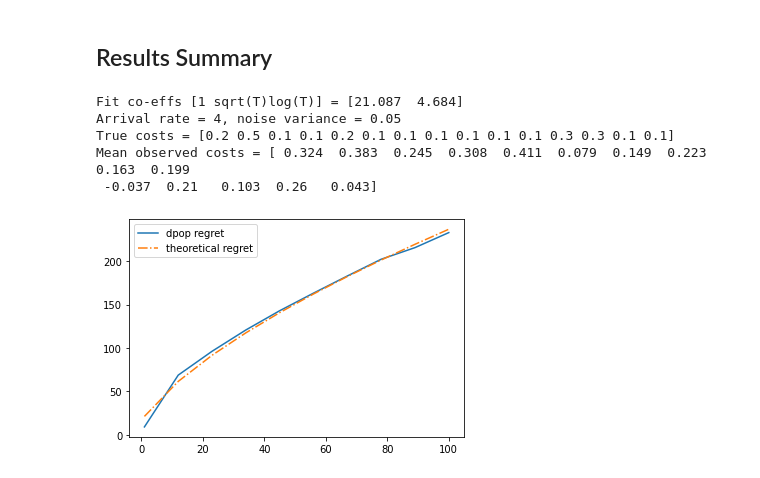
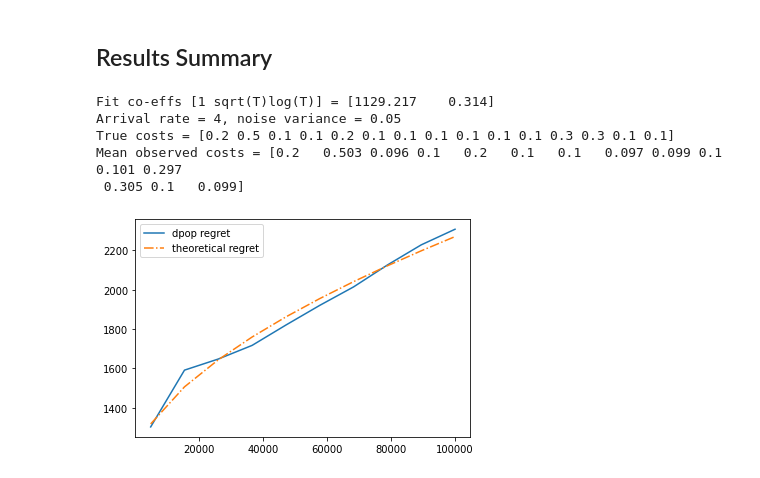
Before and after one commit to SathwikChadaga/Optimistic-DPP-Improved-Regret, a Jupyter notebook: regret/dpop_regret.ipynb, the cells around one changed output. Saved outputs shown, nothing was run; the diff lists cells and outputs as text; code cells hidden in the pictures.

Commit message:
added multiprocessing for regret sweep

```diff
--- a/regret/dpop_regret.ipynb
+++ b/regret/dpop_regret.ipynb
@@ -17,8 +18,8 @@ reload(pltutils);
 # %%
 # simulation lengths
 T_horizon = None # time horizon (to be set later)
-T_horizon_list = np.linspace(1,100,10, dtype=int)
-N_runs = 50 # number of simulations
+T_horizon_list = np.linspace(5000,100000,10, dtype=int)
+N_runs = 500 # number of simulations
 
 # noise and arrival rates
 def random_uniform(size = []):
@@ -89,28 +90,34 @@ dpop_costs = tran_cost_till_T_dpop + backlog_cost_at_T_dpop
 ## Results Summary
 # %%
 # save results
-save_result = np.vstack((T_horizon_list, dpop_costs, stat_costs))
-save_file = 'regret-lambda-' + str(arrival_rate).replace('.','_') + '-var-' + str(noise_variance).replace('.','_')
-# np.save('./results/' + save_file, save_result)
+save_directory = './results/'
+save_result = {'T_horizon_list': T_horizon_list,
+                'dpop_costs': dpop_costs,
+                'stat_costs':stat_costs,
+                'edge_cost_means': queueing_network.edge_cost_means[0,:],
+                'true_edge_costs': true_edge_costs}
+save_file = 'regret-lambda-' + str(arrival_rate).replace('.','_') + '-var-' + str(noise_variance).replace('.','_') + '.pkl'
+if(save_directory is not None):
+    with open(save_directory + '/' + save_file, 'wb') as f: pkl.dump(save_result, f)
 
 # get theoretical fit
 dpop_regret = dpop_costs - stat_costs
 theoretical_dpop_regret = pltutils.fit_regret_curve(T_horizon_list, dpop_regret)
 
 # print summary
 print('Arrival rate = ' + str(arrival_rate) + ', noise variance = ' + str(noise_variance))
 print('True costs = ' + str(true_edge_costs))
 print('Mean observed costs = ' + np.array2string(queueing_network.edge_cost_means[0,:], precision=3, suppress_small=True))
 
 # plot regret
 plt.plot(T_horizon_list, dpop_costs - stat_costs, label = 'dpop regret')
 plt.plot(T_horizon_list, theoretical_dpop_regret, '-.', label = 'theoretical regret')
 plt.legend()
 plt.show()
 # %% [output]
-Fit co-effs [1 sqrt(T)log(T)] = [21.087  4.684]
+Fit co-effs [1 sqrt(T)log(T)] = [1129.217    0.314]
 Arrival rate = 4, noise variance = 0.05
 True costs = [0.2 0.5 0.1 0.1 0.2 0.1 0.1 0.1 0.1 0.1 0.1 0.3 0.3 0.1 0.1]
-Mean observed costs = [ 0.324  0.383  0.245  0.308  0.411  0.079  0.149  0.223  0.163  0.199
- -0.037  0.21   0.103  0.26   0.043]
+Mean observed costs = [0.2   0.503 0.096 0.1   0.2   0.1   0.1   0.097 0.099 0.1   0.101 0.297
+ 0.305 0.1   0.099]
-[figure, old version]
+[figure, new version]
```
Also changed, not shown: parts of 1 cell of this notebook, 3 other files.
